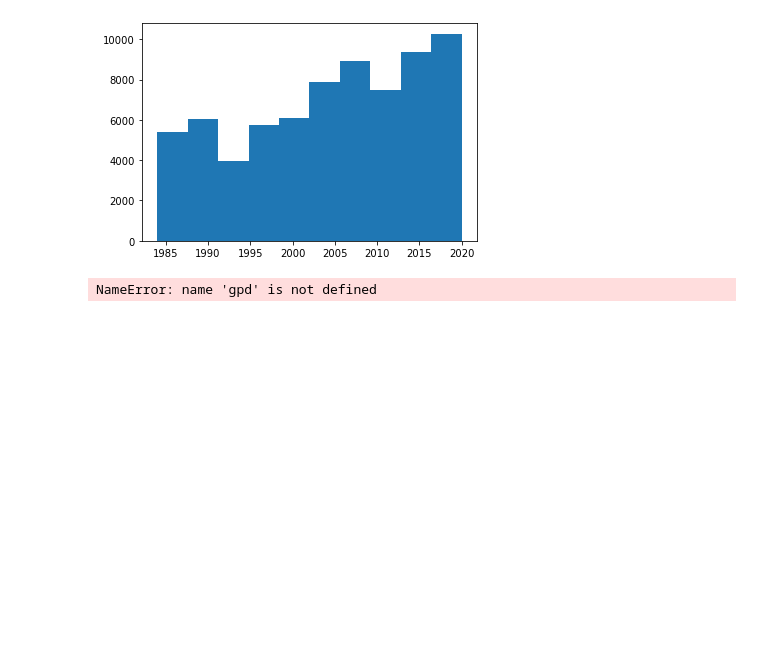
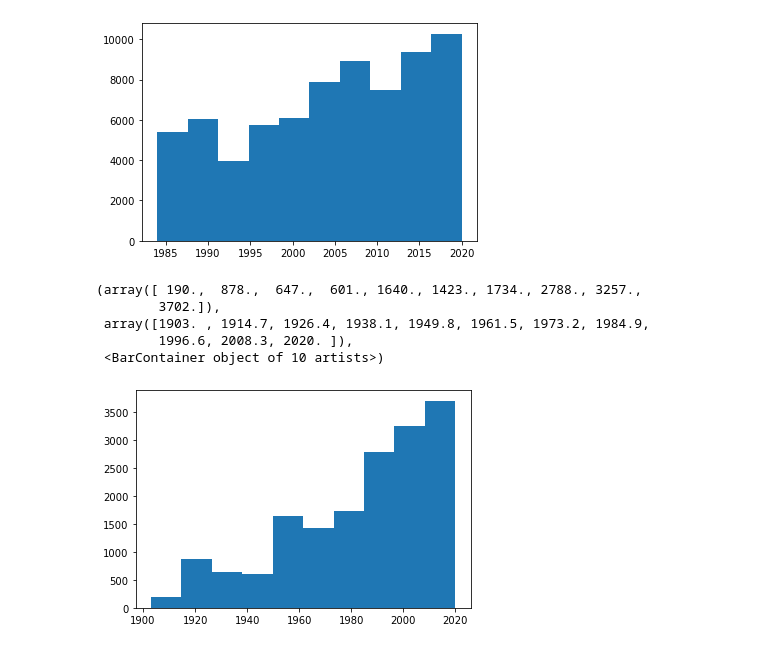
Before and after one commit to mariannecowherd/mosaic, a Jupyter notebook: mosaic.ipynb, the cells around one changed output. Drawn from its saved outputs; the diff is of its cells as text; code cells hidden in the pictures; blank space fills up the shorter version.

Commit message:
update mosaic plotting

```diff
--- a/mosaic.ipynb
+++ b/mosaic.ipynb
@@ -24,8 +42,16 @@ plt.hist(data)
  <BarContainer object of 10 artists>)
 [figure]
 # %%
-sn = gpd.read('/users/marianne/documents/pe_snow_fires/data/sn_watersheds.shp')
+sn = gpd.read_file('/users/marianne/documents/pe_snow_fires/data/sn_watersheds.shp')
 sn_fires = gpd.sjoin(perims,sn, how ='inner',op='intersects')
-sn_fires.plot()
+f,ax=plt.subplots()
+sn_fires.plot(ax=ax,alpha=0.7,color= sn_fires['FIRE_YEAR_'])
-# %% [output]
-NameError: name 'gpd' is not defined
+# %%
+plt.hist(sn_fires['FIRE_YEAR_'][(sn_fires['FIRE_YEAR_']>1900) & (sn_fires['FIRE_YEAR_']<2030)])
+# %% [output]
+(array([ 190.,  878.,  647.,  601., 1640., 1423., 1734., 2788., 3257.,
+        3702.]),
+ array([1903. , 1914.7, 1926.4, 1938.1, 1949.8, 1961.5, 1973.2, 1984.9,
+        1996.6, 2008.3, 2020. ]),
+ <BarContainer object of 10 artists>)
+[figure, added]
```
Also changed, not shown: parts of 1 cell of this notebook.
